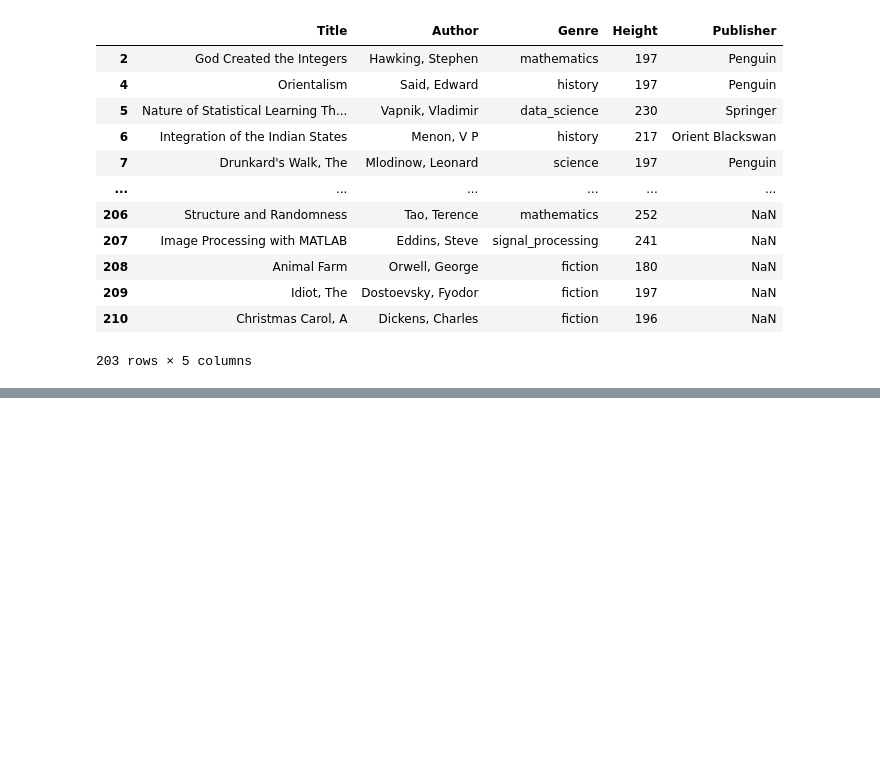
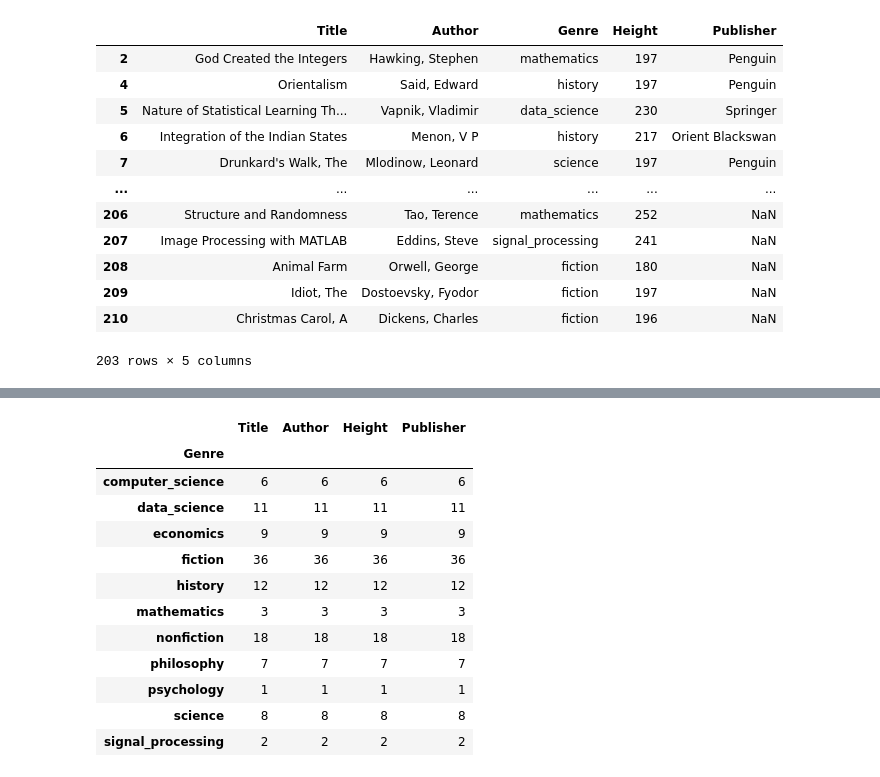
Before and after one commit to davidcinco/bookPMLib, a Jupyter notebook: notebook.ipynb, the cells around one changed output, grey strips where cells are left out. Cells and saved outputs as stored; diff of their text form; code cells hidden in the pictures; blank space fills up the shorter version.

```diff
--- a/notebook.ipynb
+++ b/notebook.ipynb
@@ -83,0 +137,16 @@ df[~df["Publisher"].isin(["Wiley", "HarperCollins"])]
+# %%
+cleaned_df.groupby("Genre").count()
+# %% [output]
+|  | Title | Author | Height | Publisher |
+| Genre |  |  |  |  |
+| computer_science | 6 | 6 | 6 | 6 |
+| data_science | 11 | 11 | 11 | 11 |
+| economics | 9 | 9 | 9 | 9 |
+| fiction | 36 | 36 | 36 | 36 |
+| history | 12 | 12 | 12 | 12 |
+| mathematics | 3 | 3 | 3 | 3 |
+| nonfiction | 18 | 18 | 18 | 18 |
+| philosophy | 7 | 7 | 7 | 7 |
+| psychology | 1 | 1 | 1 | 1 |
+| science | 8 | 8 | 8 | 8 |
+| signal_processing | 2 | 2 | 2 | 2 |
```
Also changed, not shown: parts of 5 cells of this notebook.
